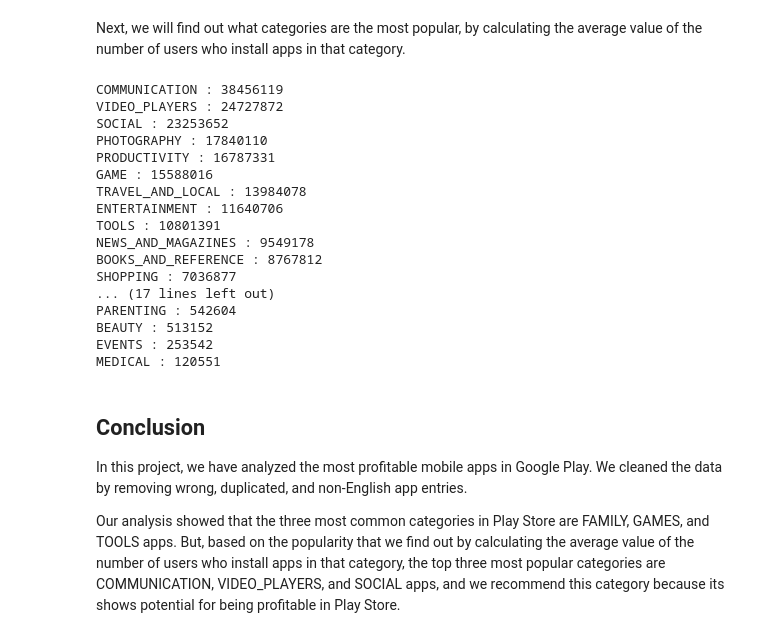
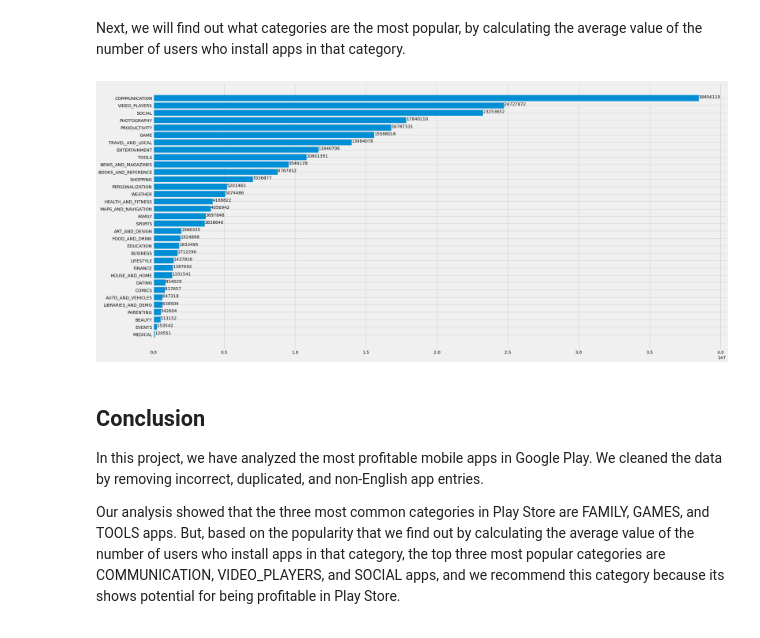
Before and after one commit to trizkynoviandy/Profitable-Mobile-Apps, a Jupyter notebook: profitable-mobile-apps.ipynb, the cells around one changed output. Cells and saved outputs as stored; diff of their text form; code cells hidden in the pictures.

```diff
--- a/profitable-mobile-apps.ipynb
+++ b/profitable-mobile-apps.ipynb
@@ -255,8 +257,6 @@ popular_apps = {}
 for category in categories:
     total = 0
     len_category = 0
-
-
 
     for app in playstore_free:
         category_app = app[1]
@@ -269,30 +269,20 @@ for category in categories:
     avg_n_installs = total / len_category
     popular_apps[category] = round(avg_n_installs)
 
-for item in sorted(popular_apps, key=popular_apps.get, reverse=True):
-    print(item, ":", popular_apps[item])
+sorted_popular_apps = dict(sorted(popular_apps.items(), key=lambda x: x[1], reverse=True))
-# %% [output]
-COMMUNICATION : 38456119
-VIDEO_PLAYERS : 24727872
-SOCIAL : 23253652
-PHOTOGRAPHY : 17840110
-PRODUCTIVITY : 16787331
-GAME : 15588016
-TRAVEL_AND_LOCAL : 13984078
-ENTERTAINMENT : 11640706
-TOOLS : 10801391
-NEWS_AND_MAGAZINES : 9549178
-BOOKS_AND_REFERENCE : 8767812
-SHOPPING : 7036877
-... (17 lines left out)
-PARENTING : 542604
-BEAUTY : 513152
-EVENTS : 253542
-MEDICAL : 120551
+# %%
+plt.figure(figsize=(30, 15))
+plt.barh(list(sorted_popular_apps.keys()), list(sorted_popular_apps.values()))
+for index, value in enumerate(list(sorted_popular_apps.values())):
+    plt.text(value, index, str(value))
+plt.gca().invert_yaxis()
+plt.show()
+# %% [output]
+[figure, added]
 # %% [markdown]
 ## Conclusion
 
-In this project, we have analyzed the most profitable mobile apps in Google Play. We cleaned the data by removing wrong, duplicated, and non-English app entries.
+In this project, we have analyzed the most profitable mobile apps in Google Play. We cleaned the data by removing incorrect, duplicated, and non-English app entries.
 
 Our analysis showed that the three most common categories in Play Store are FAMILY, GAMES, and TOOLS apps. But, based on the popularity that we find out by calculating the average
 value of the number of users who install apps in that category, the top three most popular categories are COMMUNICATION, VIDEO_PLAYERS, and SOCIAL apps, and we recommend this category because
```
Also changed, not shown: parts of 3 cells of this notebook.
